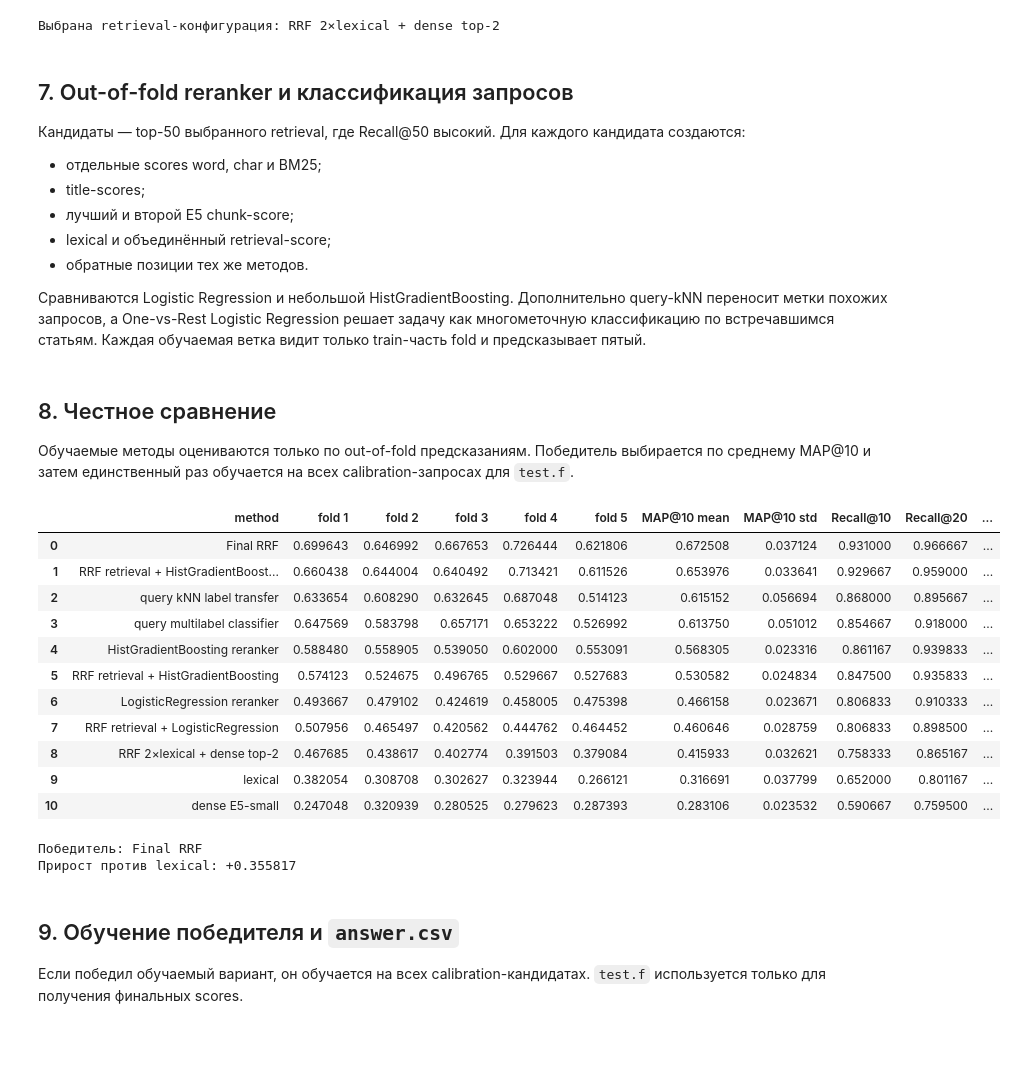
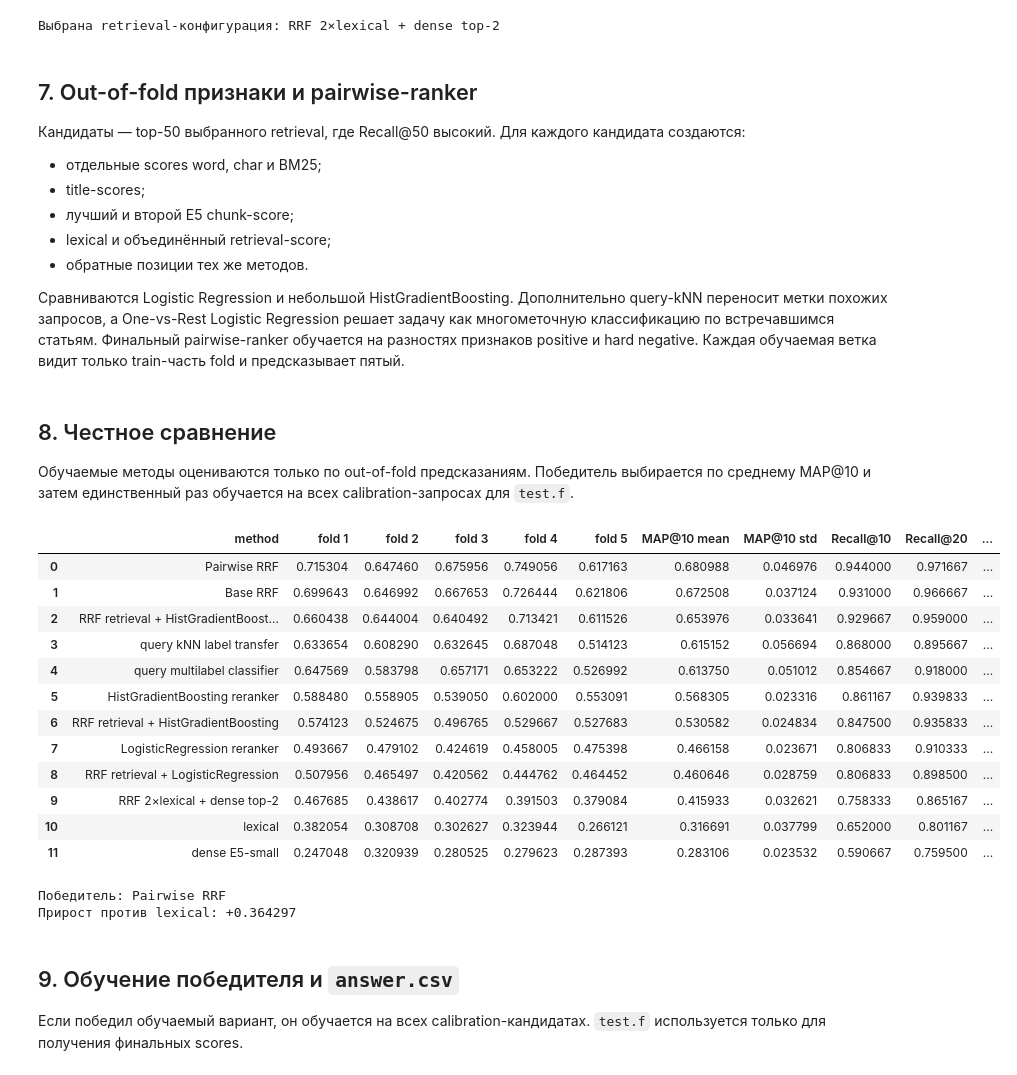
Before and after one commit to olivoreo/avito-search_ds-bootcamp, a Jupyter notebook: solution.ipynb, the cells around one changed output. Saved outputs shown, nothing was run; the diff lists cells and outputs as text; code cells hidden in the pictures; blank space fills up the shorter version.

Commit message:
Улучшение через Pairwise

```diff
--- a/solution.ipynb
+++ b/solution.ipynb
@@ -386,7 +387,7 @@ print("Выбрана retrieval-конфигурация:", best_retrieval_name)
 | 3 | RRF 3×lexical + dense | 0.388761 |
 Выбрана retrieval-конфигурация: RRF 2×lexical + dense top-2
 # %% [markdown]
-## 7. Out-of-fold reranker и классификация запросов
+## 7. Out-of-fold признаки и pairwise-ranker
 
 Кандидаты — top-50 выбранного retrieval, где Recall@50 высокий. Для каждого кандидата создаются:
 
@@ -396,7 +397,7 @@ print("Выбрана retrieval-конфигурация:", best_retrieval_name)
 - lexical и объединённый retrieval-score;
 - обратные позиции тех же методов.
 
-Сравниваются Logistic Regression и небольшой HistGradientBoosting. Дополнительно query-kNN переносит метки похожих запросов, а One-vs-Rest Logistic Regression решает задачу как многометочную классификацию по встречавшимся статьям. Каждая обучаемая ветка видит только train-часть fold и предсказывает пятый.
+Сравниваются Logistic Regression и небольшой HistGradientBoosting. Дополнительно query-kNN переносит метки похожих запросов, а One-vs-Rest Logistic Regression решает задачу как многометочную классификацию по встречавшимся статьям. Финальный pairwise-ranker обучается на разностях признаков positive и hard negative. Каждая обучаемая ветка видит только train-часть fold и предсказывает пятый.
 # %%
 def reciprocal_rank_features(scores):
     order = np.argsort(-scores, axis=1, kind="stable")
@@ -673,47 +829,49 @@ def evaluate(name, scores):
     }
 
 
 calibration_methods = {
     "lexical": cal_lexical["lexical"],
     "dense E5-small": dense_calibration,
     best_retrieval_name: retrieval_calibration,
     "LogisticRegression reranker": logistic_oof,
     "RRF retrieval + LogisticRegression": logistic_fusion,
     "HistGradientBoosting reranker": gradient_oof,
     "RRF retrieval + HistGradientBoosting": gradient_fusion,
     "query kNN label transfer": knn_oof,
     "RRF retrieval + HistGradientBoosting + query kNN": knn_fusion,
     "query multilabel classifier": classifier_oof,
-    "Final RRF": final_fusion,
+    "Base RRF": base_fusion,
+    "Pairwise RRF": pairwise_final,
 }
 comparison = pd.DataFrame([
     evaluate(name, scores) for name, scores in calibration_methods.items()
 ]).sort_values("MAP@10 mean", ascending=False, ignore_index=True)
 
 numeric_columns = comparison.columns.drop("method")
 display(comparison.style.format({column: "{:.6f}" for column in numeric_columns}))
 best_method = comparison.loc[0, "method"]
 best_map10 = float(comparison.loc[0, "MAP@10 mean"])
 lexical_map10 = float(
     comparison.loc[comparison["method"] == "lexical", "MAP@10 mean"].iloc[0]
 )
 print("Победитель:", best_method)
 print(f"Прирост против lexical: {best_map10 - lexical_map10:+.6f}")
 # %% [output]
 |  | method | fold 1 | fold 2 | fold 3 | fold 4 | fold 5 | MAP@10 mean | MAP@10 std | Recall@10 | Recall@20 | ... |
-| 0 | Final RRF | 0.699643 | 0.646992 | 0.667653 | 0.726444 | 0.621806 | 0.672508 | 0.037124 | 0.931000 | 0.966667 | ... |
-| 1 | RRF retrieval + HistGradientBoost... | 0.660438 | 0.644004 | 0.640492 | 0.713421 | 0.611526 | 0.653976 | 0.033641 | 0.929667 | 0.959000 | ... |
-| 2 | query kNN label transfer | 0.633654 | 0.608290 | 0.632645 | 0.687048 | 0.514123 | 0.615152 | 0.056694 | 0.868000 | 0.895667 | ... |
-| 3 | query multilabel classifier | 0.647569 | 0.583798 | 0.657171 | 0.653222 | 0.526992 | 0.613750 | 0.051012 | 0.854667 | 0.918000 | ... |
-| 4 | HistGradientBoosting reranker | 0.588480 | 0.558905 | 0.539050 | 0.602000 | 0.553091 | 0.568305 | 0.023316 | 0.861167 | 0.939833 | ... |
-| 5 | RRF retrieval + HistGradientBoosting | 0.574123 | 0.524675 | 0.496765 | 0.529667 | 0.527683 | 0.530582 | 0.024834 | 0.847500 | 0.935833 | ... |
-| 6 | LogisticRegression reranker | 0.493667 | 0.479102 | 0.424619 | 0.458005 | 0.475398 | 0.466158 | 0.023671 | 0.806833 | 0.910333 | ... |
-| 7 | RRF retrieval + LogisticRegression | 0.507956 | 0.465497 | 0.420562 | 0.444762 | 0.464452 | 0.460646 | 0.028759 | 0.806833 | 0.898500 | ... |
-| 8 | RRF 2×lexical + dense top-2 | 0.467685 | 0.438617 | 0.402774 | 0.391503 | 0.379084 | 0.415933 | 0.032621 | 0.758333 | 0.865167 | ... |
-| 9 | lexical | 0.382054 | 0.308708 | 0.302627 | 0.323944 | 0.266121 | 0.316691 | 0.037799 | 0.652000 | 0.801167 | ... |
-| 10 | dense E5-small | 0.247048 | 0.320939 | 0.280525 | 0.279623 | 0.287393 | 0.283106 | 0.023532 | 0.590667 | 0.759500 | ... |
+| 0 | Pairwise RRF | 0.715304 | 0.647460 | 0.675956 | 0.749056 | 0.617163 | 0.680988 | 0.046976 | 0.944000 | 0.971667 | ... |
+| 1 | Base RRF | 0.699643 | 0.646992 | 0.667653 | 0.726444 | 0.621806 | 0.672508 | 0.037124 | 0.931000 | 0.966667 | ... |
+| 2 | RRF retrieval + HistGradientBoost... | 0.660438 | 0.644004 | 0.640492 | 0.713421 | 0.611526 | 0.653976 | 0.033641 | 0.929667 | 0.959000 | ... |
+| 3 | query kNN label transfer | 0.633654 | 0.608290 | 0.632645 | 0.687048 | 0.514123 | 0.615152 | 0.056694 | 0.868000 | 0.895667 | ... |
+| 4 | query multilabel classifier | 0.647569 | 0.583798 | 0.657171 | 0.653222 | 0.526992 | 0.613750 | 0.051012 | 0.854667 | 0.918000 | ... |
+| 5 | HistGradientBoosting reranker | 0.588480 | 0.558905 | 0.539050 | 0.602000 | 0.553091 | 0.568305 | 0.023316 | 0.861167 | 0.939833 | ... |
+| 6 | RRF retrieval + HistGradientBoosting | 0.574123 | 0.524675 | 0.496765 | 0.529667 | 0.527683 | 0.530582 | 0.024834 | 0.847500 | 0.935833 | ... |
+| 7 | LogisticRegression reranker | 0.493667 | 0.479102 | 0.424619 | 0.458005 | 0.475398 | 0.466158 | 0.023671 | 0.806833 | 0.910333 | ... |
+| 8 | RRF retrieval + LogisticRegression | 0.507956 | 0.465497 | 0.420562 | 0.444762 | 0.464452 | 0.460646 | 0.028759 | 0.806833 | 0.898500 | ... |
+| 9 | RRF 2×lexical + dense top-2 | 0.467685 | 0.438617 | 0.402774 | 0.391503 | 0.379084 | 0.415933 | 0.032621 | 0.758333 | 0.865167 | ... |
+| 10 | lexical | 0.382054 | 0.308708 | 0.302627 | 0.323944 | 0.266121 | 0.316691 | 0.037799 | 0.652000 | 0.801167 | ... |
+| 11 | dense E5-small | 0.247048 | 0.320939 | 0.280525 | 0.279623 | 0.287393 | 0.283106 | 0.023532 | 0.590667 | 0.759500 | ... |
-Победитель: Final RRF
-Прирост против lexical: +0.355817
+Победитель: Pairwise RRF
+Прирост против lexical: +0.364297
 # %% [markdown]
 ## 9. Обучение победителя и `answer.csv`
 
```
Also changed, not shown: parts of 4 cells of this notebook, 1 other file.
